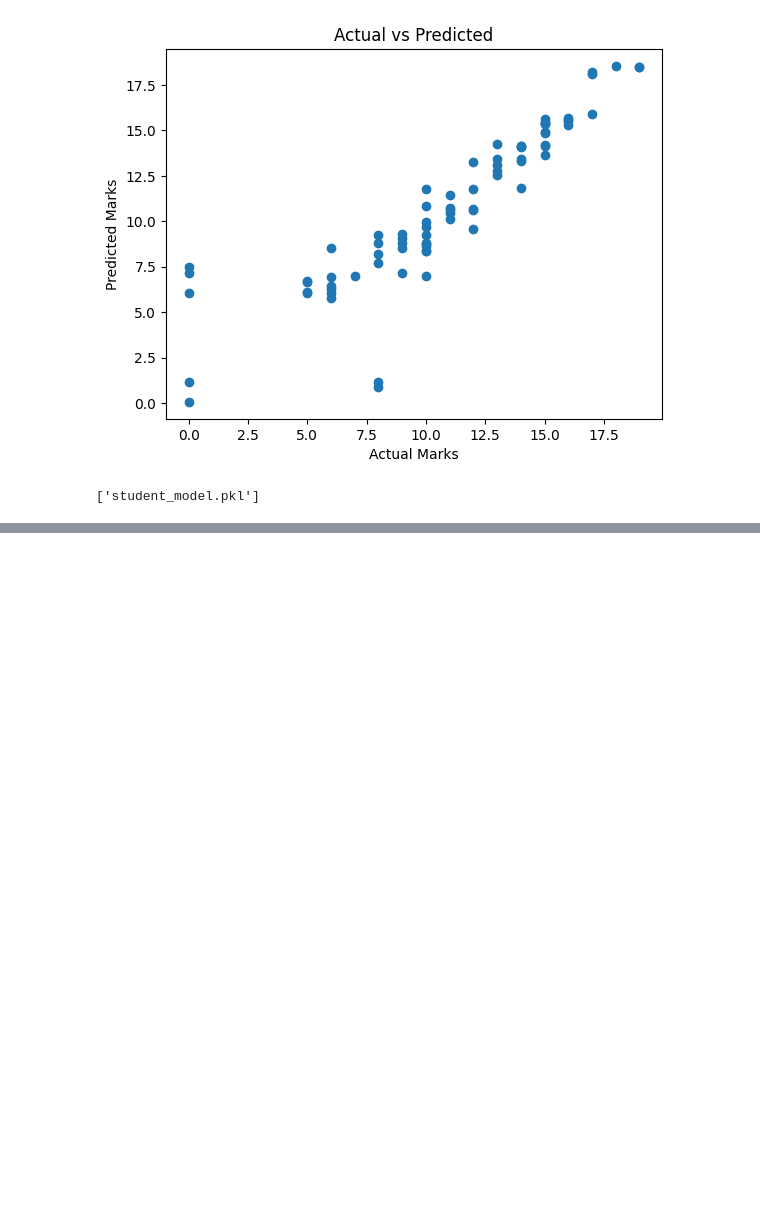
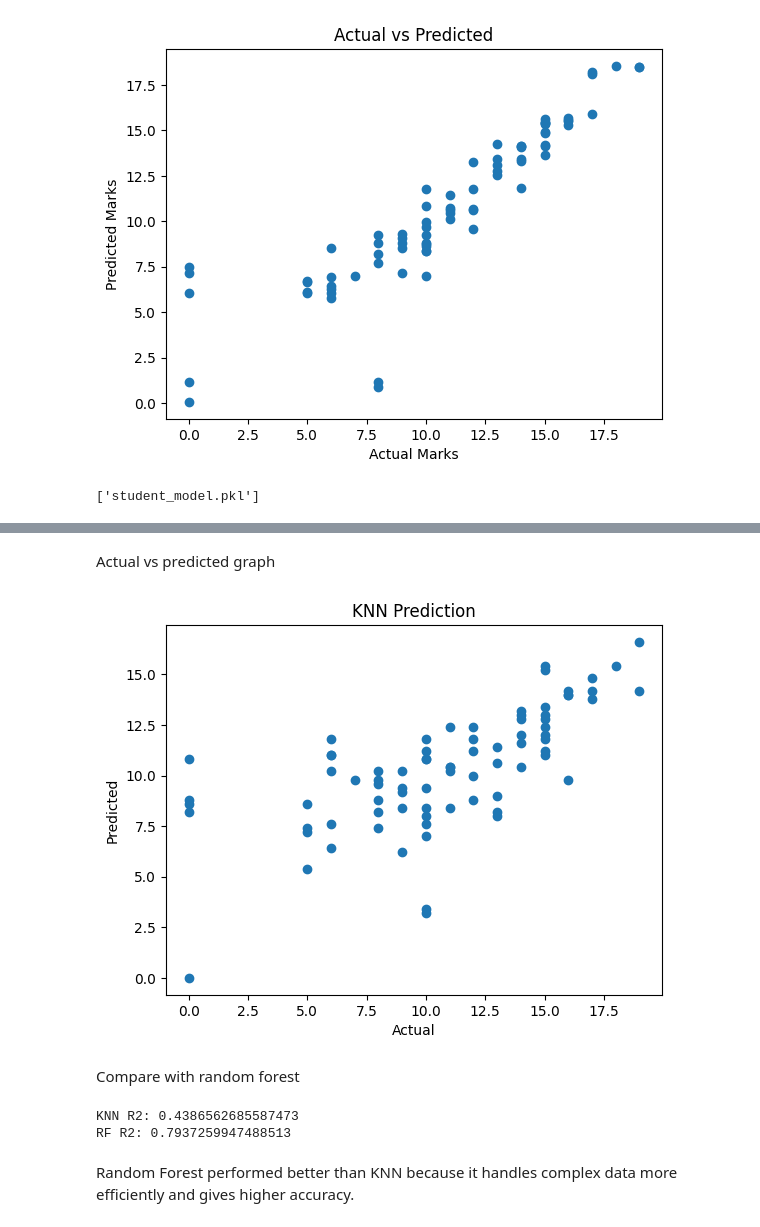
Before and after one commit to rasikacs23172/mechine-learning-tae, a Jupyter notebook: taemodule1.ipynb, the cells around one changed output, grey strips where cells are left out. Drawn from its saved outputs; the diff is of its cells as text; code cells hidden in the pictures; blank space fills up the shorter version.

```diff
--- a/taemodule1.ipynb
+++ b/taemodule1.ipynb
@@ -362,0 +464,20 @@ joblib.dump(model, "student_model.pkl")
+# %% [markdown]
+Actual vs predicted graph
+# %%
+plt.scatter(y_test, y_pred)
+plt.xlabel("Actual")
+plt.ylabel("Predicted")
+plt.title("KNN Prediction")
+plt.show()
+# %% [output]
+[figure, added]
+# %% [markdown]
+Compare with random forest
+# %%
+print("KNN R2:", r2_score(y_test, y_pred))
+print("RF R2:", rf_r2)
+# %% [output]
+KNN R2: 0.4386562685587473
+RF R2: 0.7937259947488513
+# %% [markdown]
+Random Forest performed better than KNN because it handles complex data more efficiently and gives higher accuracy.
```
Also changed, not shown: parts of 13 cells of this notebook.
